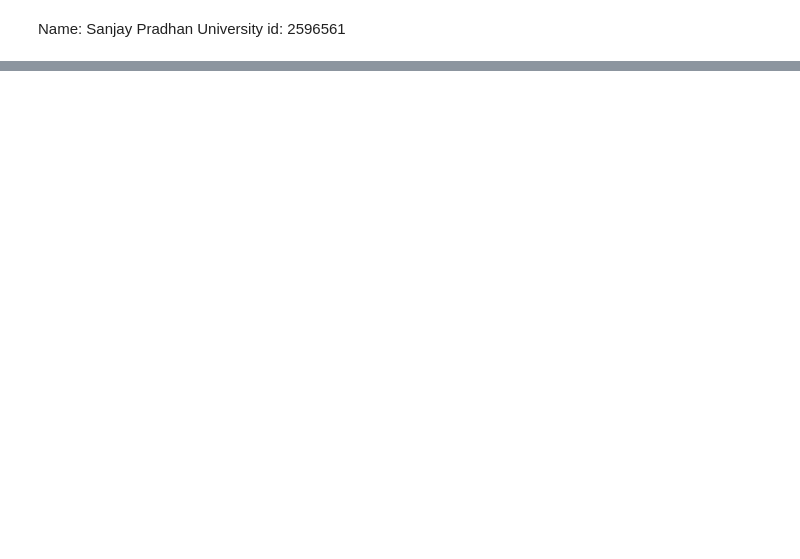
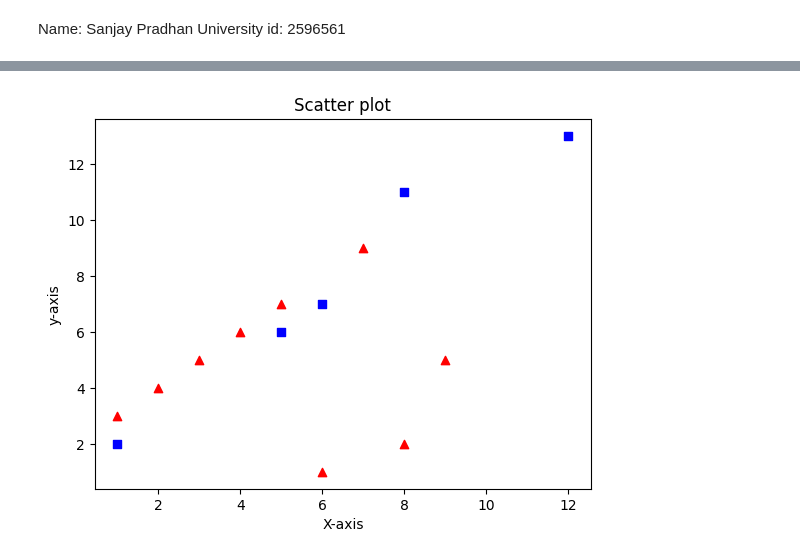
Before and after one commit to sanjaypradhan2066-cloud/Math, a Jupyter notebook: workshop4.ipynb, the cells around one changed output, grey strips where cells are left out. Saved outputs shown, nothing was run; the diff lists cells and outputs as text; code cells hidden in the pictures; blank space fills up the shorter version.

```diff
--- a/workshop4.ipynb
+++ b/workshop4.ipynb
@@ -5,0 +15,15 @@ University id: 2596561
+# %%
+import matplotlib.pyplot as plt
+x=[1,2,3,4,5,6,7,8,9]
+y=[3,4,5,6,7,1,9,2,5]
+#plt.plot(x,y)
+plt.scatter(x,y,color='red',marker='^')
+x1=[1,5,6,8,12]
+y1=[2,6,7,11,13]
+plt.scatter(x1,y1,color='blue',marker='s')
+plt.xlabel("X-axis")
+plt.ylabel("y-axis")
+plt.title("Scatter plot")
+plt.show()
+# %% [output]
+[figure, added]
```
Also changed, not shown: parts of 17 cells of this notebook.
